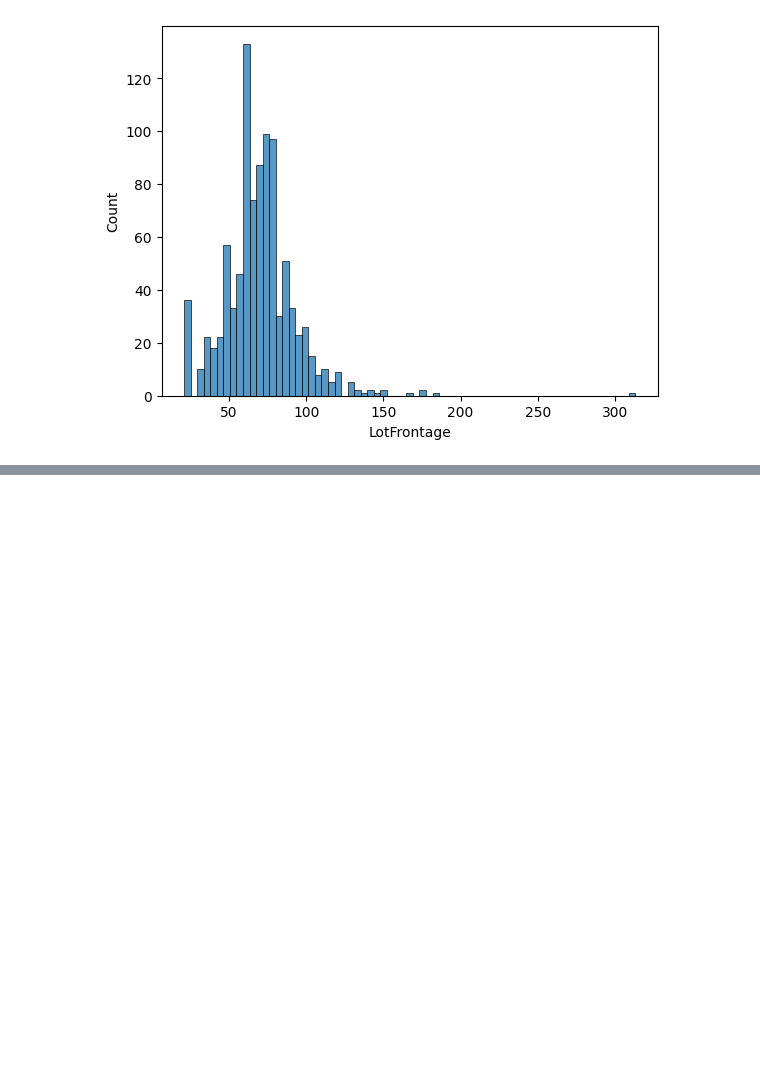
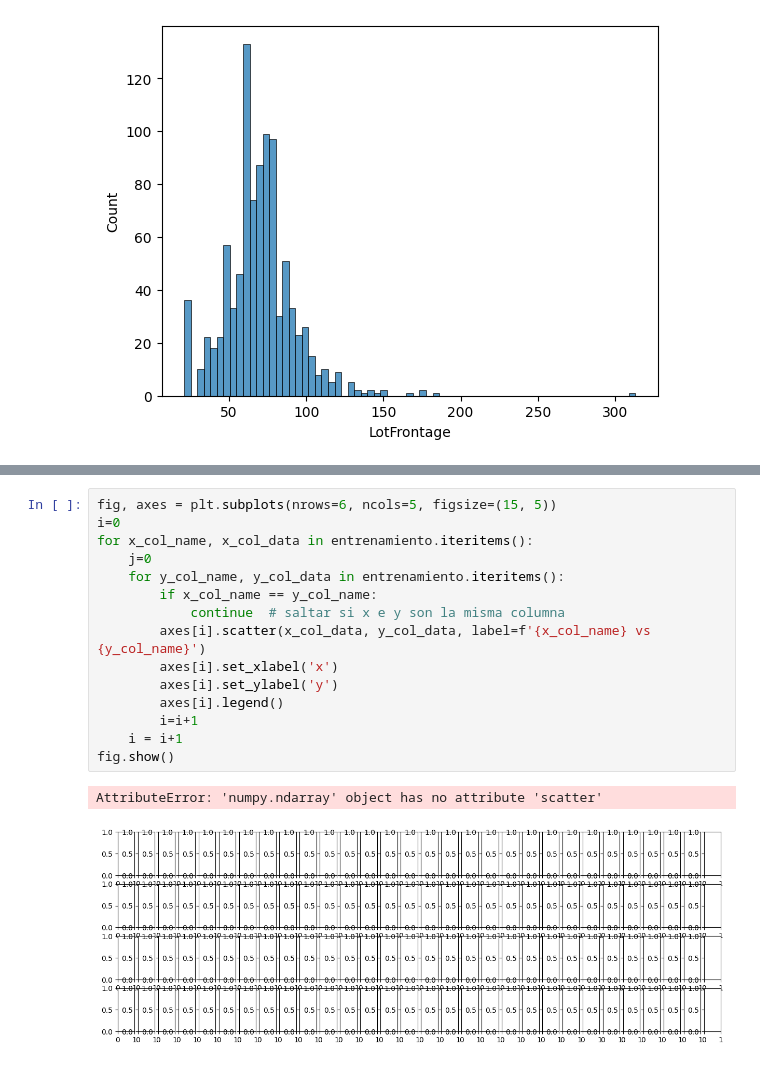
Before and after one commit to herbertreyes13j/proyecto1, a Jupyter notebook: Proyecto1.ipynb, the cells around one changed output, grey strips where cells are left out. Drawn from its saved outputs; the diff is of its cells as text; blank space fills up the shorter version.

```diff
--- a/Proyecto1.ipynb
+++ b/Proyecto1.ipynb
@@ -143,0 +157,18 @@ sb.histplot(data=entrenamiento, x="LotFrontage")
+# %%
+fig, axes = plt.subplots(nrows=6, ncols=5, figsize=(15, 5))
+i=0
+for x_col_name, x_col_data in entrenamiento.iteritems():
+    j=0
+    for y_col_name, y_col_data in entrenamiento.iteritems():
+        if x_col_name == y_col_name:
+            continue  # saltar si x e y son la misma columna
+        axes[i].scatter(x_col_data, y_col_data, label=f'{x_col_name} vs {y_col_name}')
+        axes[i].set_xlabel('x')
+        axes[i].set_ylabel('y')
+        axes[i].legend()
+        i=i+1
+    i = i+1
+fig.show()
+# %% [output]
+AttributeError: 'numpy.ndarray' object has no attribute 'scatter'
+[figure, added]
```
Also changed, not shown: parts of 3 cells of this notebook.
